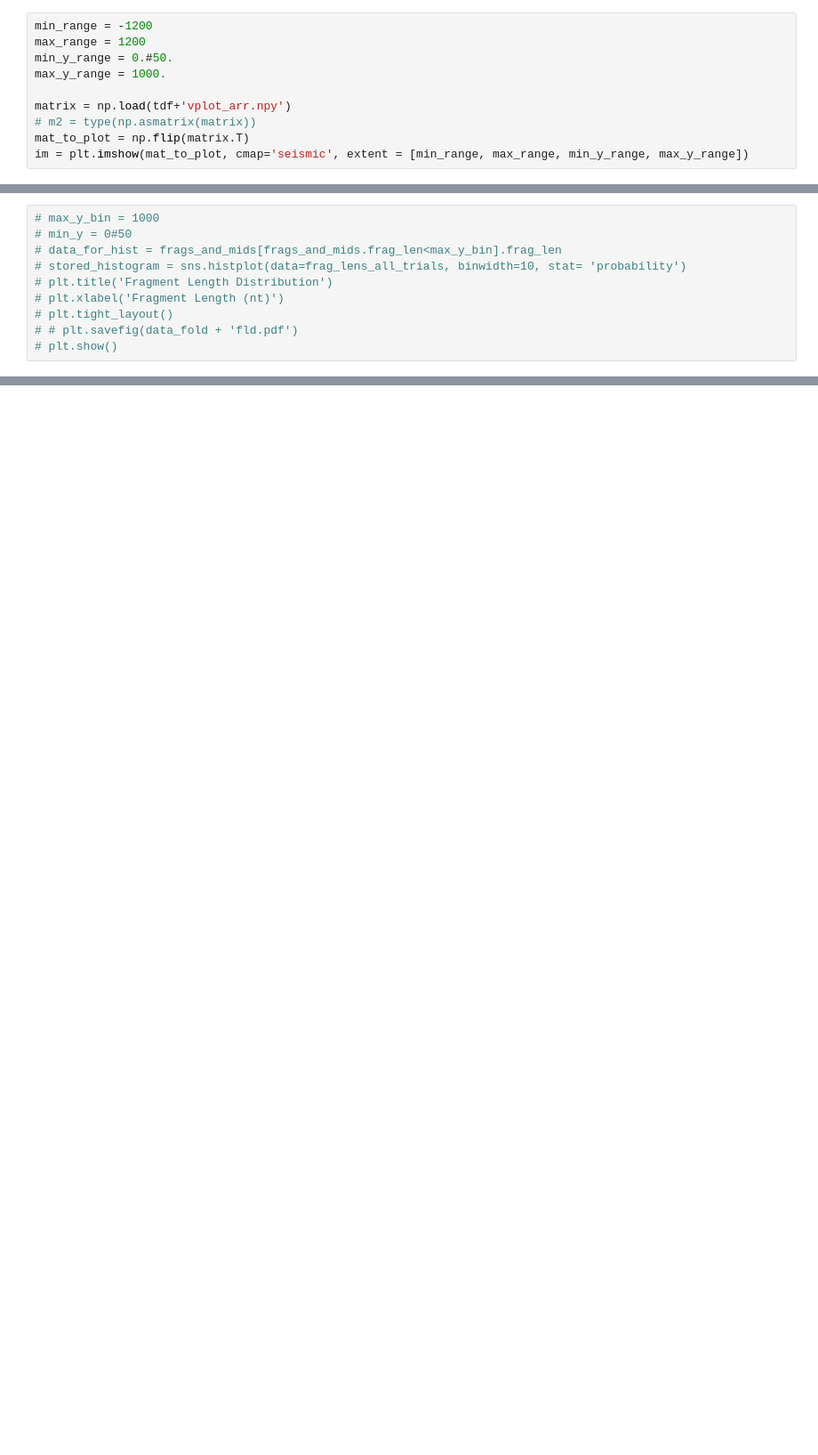
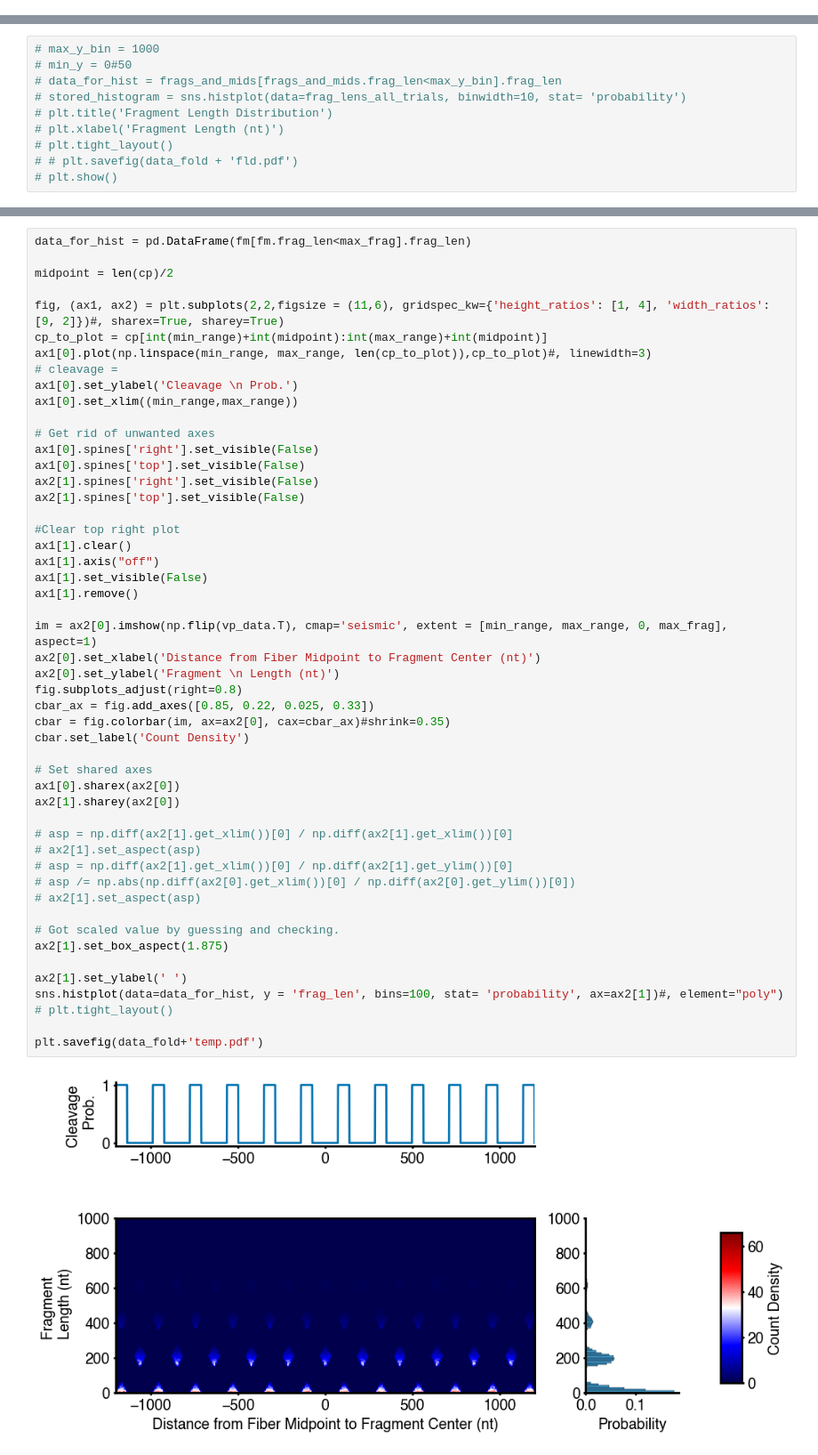
Before and after one commit to arianabrenner/fragments_from_footprinting, a Jupyter notebook: implement_fragments_from_footprinting.ipynb, the cells around one changed output, grey strips where cells are left out. Shown at 89% size. Saved outputs shown, nothing was run; the diff lists cells and outputs as text; blank space fills up the shorter version.

```diff
--- a/implement_fragments_from_footprinting.ipynb
+++ b/implement_fragments_from_footprinting.ipynb
@@ -192,10 +23,0 @@ tdf = '/ru-auth/local/home/abrenner/myscratch/temp_footprint/'
-# %%
-min_range = -1200
-max_range = 1200
-min_y_range = 0.#50.
-max_y_range = 1000.
-
-matrix = np.load(tdf+'vplot_arr.npy')
-# m2 = type(np.asmatrix(matrix))
-mat_to_plot = np.flip(matrix.T)
-im = plt.imshow(mat_to_plot, cmap='seismic', extent = [min_range, max_range, min_y_range, max_y_range])
@@ -412,0 +154,52 @@ sns.histplot(data=data_for_hist, y = 'frag_len', bins=100, stat= 'probability',
+# %%
+data_for_hist = pd.DataFrame(fm[fm.frag_len<max_frag].frag_len)
+
+midpoint = len(cp)/2
+
+fig, (ax1, ax2) = plt.subplots(2,2,figsize = (11,6), gridspec_kw={'height_ratios': [1, 4], 'width_ratios': [9, 2]})#, sharex=True, sharey=True)
+cp_to_plot = cp[int(min_range)+int(midpoint):int(max_range)+int(midpoint)]
+ax1[0].plot(np.linspace(min_range, max_range, len(cp_to_plot)),cp_to_plot)#, linewidth=3)
+# cleavage =
+ax1[0].set_ylabel('Cleavage \n Prob.')
+ax1[0].set_xlim((min_range,max_range))
+
+# Get rid of unwanted axes
+ax1[0].spines['right'].set_visible(False)
+ax1[0].spines['top'].set_visible(False)
+ax2[1].spines['right'].set_visible(False)
+ax2[1].spines['top'].set_visible(False)
+
+#Clear top right plot
+ax1[1].clear()
+ax1[1].axis("off")
+ax1[1].set_visible(False)
+ax1[1].remove()
+
+im = ax2[0].imshow(np.flip(vp_data.T), cmap='seismic', extent = [min_range, max_range, 0, max_frag], aspect=1)
+ax2[0].set_xlabel('Distance from Fiber Midpoint to Fragment Center (nt)')
+ax2[0].set_ylabel('Fragment \n Length (nt)')
+fig.subplots_adjust(right=0.8)
+cbar_ax = fig.add_axes([0.85, 0.22, 0.025, 0.33])
+cbar = fig.colorbar(im, ax=ax2[0], cax=cbar_ax)#shrink=0.35)
+cbar.set_label('Count Density')
+
+# Set shared axes
+ax1[0].sharex(ax2[0])
+ax2[1].sharey(ax2[0])
+
+# asp = np.diff(ax2[1].get_xlim())[0] / np.diff(ax2[1].get_xlim())[0]
+# ax2[1].set_aspect(asp)
+# asp = np.diff(ax2[1].get_xlim())[0] / np.diff(ax2[1].get_ylim())[0]
+# asp /= np.abs(np.diff(ax2[0].get_xlim())[0] / np.diff(ax2[0].get_ylim())[0])
+# ax2[1].set_aspect(asp)
+
+# Got scaled value by guessing and checking.
+ax2[1].set_box_aspect(1.875)
+
+ax2[1].set_ylabel(' ')
+sns.histplot(data=data_for_hist, y = 'frag_len', bins=100, stat= 'probability', ax=ax2[1])#, element="poly")
+# plt.tight_layout()
+
+plt.savefig(data_fold+'temp.pdf')
+# %% [output]
+[figure, added]
```
Also changed, not shown: parts of 72 cells of this notebook.
